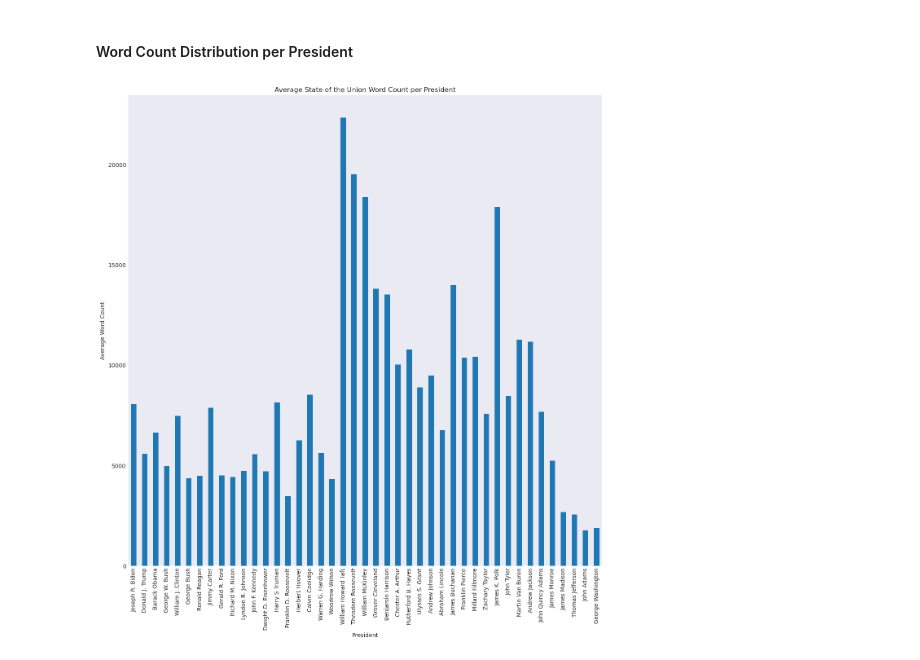
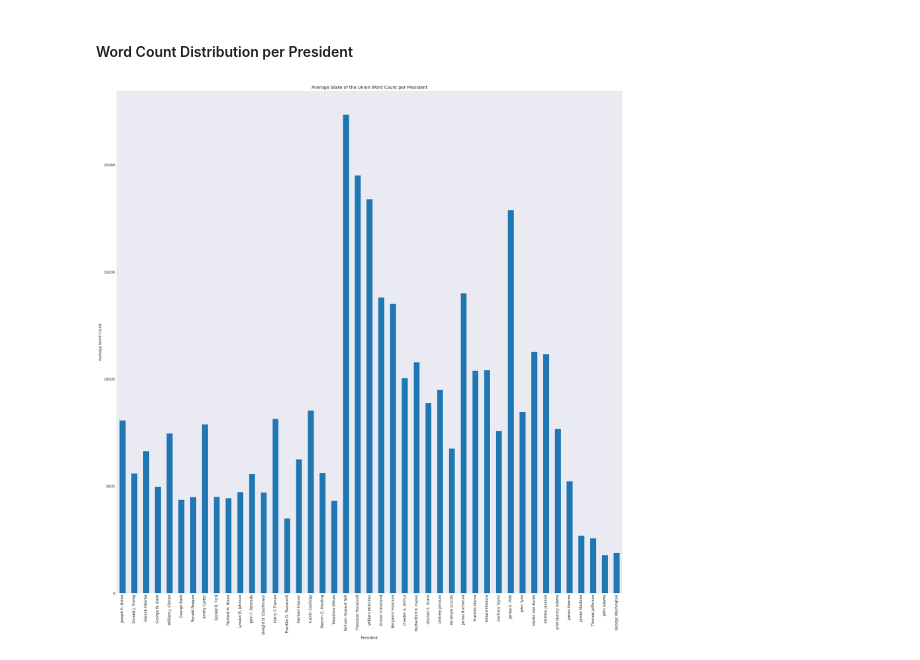
Before and after one commit to UCB-stat-159-f25/proj02-group16, a Jupyter notebook: nlp-P01.ipynb, the cells around one changed output. Drawn from its saved outputs; the diff is of its cells as text; code cells hidden in the pictures.

```diff
--- a/nlp-P01.ipynb
+++ b/nlp-P01.ipynb
@@ -109,13 +110,13 @@ plt.savefig("outputs/speech_year_versus_word_count.png")
 # %%
 wc_per_pres = sou["Word Count"].groupby(sou["President"]).mean()
 order = sou["President"].drop_duplicates().tolist()
 
 wc_per_pres = wc_per_pres.reindex(order)
-plt.figure(figsize=(15,15))
+plt.figure(figsize=(25,25))
 plt.title("Average State of the Union Word Count per President")
 plt.ylabel("Average Word Count")
 wc_per_pres.plot(kind="bar");
 
 plt.savefig("outputs/average_state_of_the_union_word_count_per_president.png")
 # %% [output]
-[figure, old version]
+[figure, new version]
```
Also changed, not shown: parts of 1 cell of this notebook, 1 other file.
